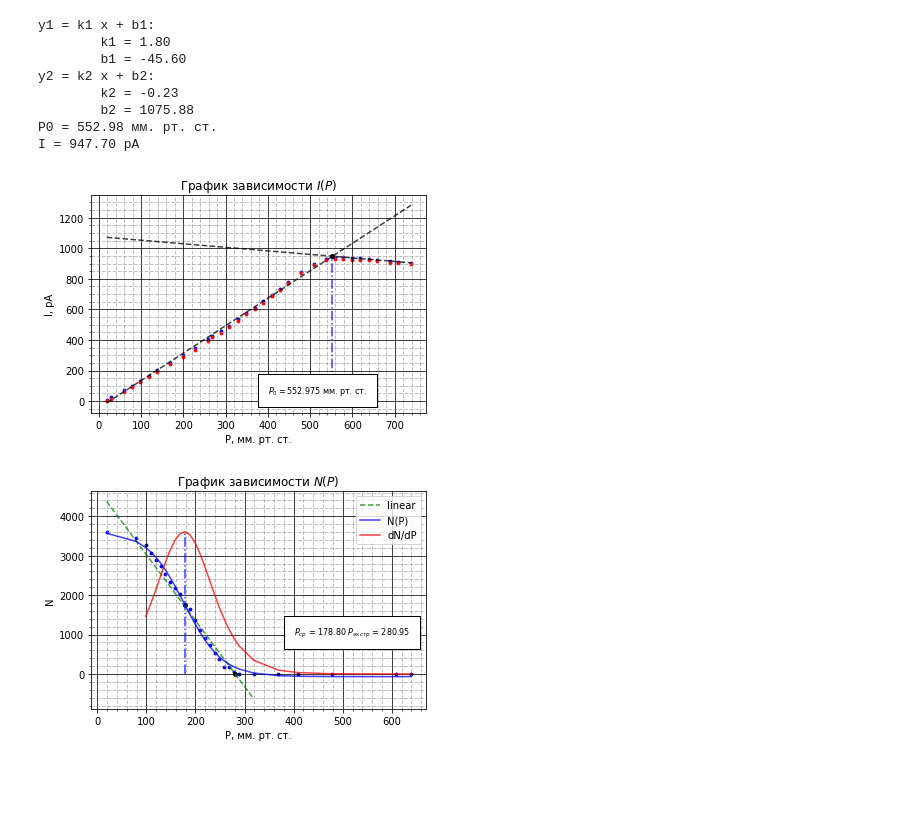
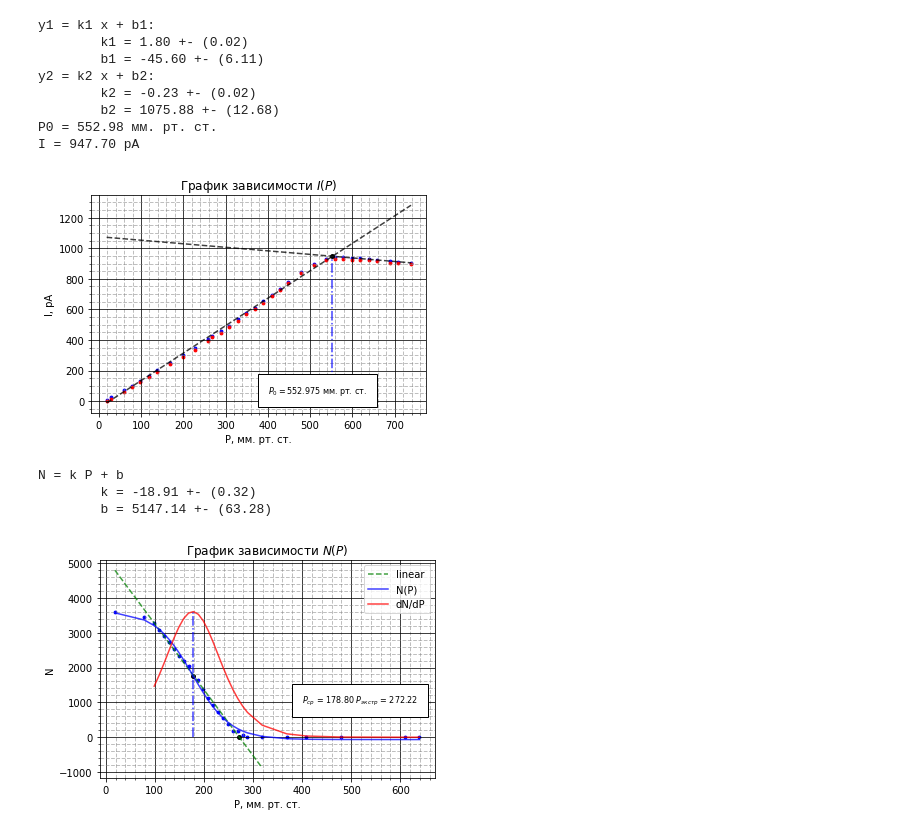
Before and after one commit to pavel-collab/MIPT_Labs, a Jupyter notebook: 5.4.1/python/graphics.ipynb, the cells around one changed output. Drawn from its saved outputs; the diff is of its cells as text; code cells hidden in the pictures; blank space fills up the shorter version.

Commit message:
add linear stderr

```diff
--- a/5.4.1/python/graphics.ipynb
+++ b/5.4.1/python/graphics.ipynb
@@ -29,8 +29,8 @@ lin2 = linregress(P[-8:-1], I[-8:-1])
 #---------------------------------------------------------------------------------
 # выводим информацию о коэффициентах линейных функций
 # ищем точку их пересечения
-print('y1 = k1 x + b1:\n\tk1 = %0.2f\n\tb1 = %0.2f' %(lin1.slope, lin1.intercept))
-print('y2 = k2 x + b2:\n\tk2 = %0.2f\n\tb2 = %0.2f' %(lin2.slope, lin2.intercept))
+print('y1 = k1 x + b1:\n\tk1 = %0.2f +- (%0.2f)\n\tb1 = %0.2f +- (%0.2f)' %(lin1.slope, lin1.stderr, lin1.intercept, lin1.intercept_stderr))
+print('y2 = k2 x + b2:\n\tk2 = %0.2f +- (%0.2f)\n\tb2 = %0.2f +- (%0.2f)' %(lin2.slope, lin2.stderr, lin2.intercept, lin2.intercept_stderr))
 
 P0 = (lin2.intercept - lin1.intercept) / (lin1.slope - lin2.slope) # Давление в точке перегиба
 I0 = lin1.slope * P0 + lin1.intercept
@@ -68,11 +68,11 @@ ax.text(400, 50, r'$P_0 = %0.3f$ мм. рт. ст.' %P0,
 fig.savefig("../images/PI.pdf")
 # %% [output]
 y1 = k1 x + b1:
-        k1 = 1.80
-        b1 = -45.60
+        k1 = 1.80 +- (0.02)
+        b1 = -45.60 +- (6.11)
 y2 = k2 x + b2:
-        k2 = -0.23
-        b2 = 1075.88
+        k2 = -0.23 +- (0.02)
+        b2 = 1075.88 +- (12.68)
 P0 = 552.98 мм. рт. ст.
 I = 947.70 pA
 [figure]
@@ -90,7 +90,11 @@ N = np.array(fd1['N'])
 fig1, ax1 = PythonGraphMod.CreateSimpleGraph()
 
 # создаем линейное приближение на наклонном участке
-lin = linregress(P[:21], N[:21])
+lin = linregress(P[2:21], N[2:21])
+
+#--------------------------------------------------------
+print('N = k P + b\n\tk = %0.2f +- (%0.2f)\n\tb = %0.2f +- (%0.2f)' %(lin.slope, lin.stderr, lin.intercept, lin.intercept_stderr))
+#--------------------------------------------------------
 
 # наносим на график эксперементальные точки
 ax1.scatter(P, N, color='blue', marker='o', s=8, alpha=1)
@@ -118,31 +122,34 @@ diff_func = sympy.lambdify(x, sympy.diff(func))
 diff_func_values = -150 * diff_func(P)
 
 max_value_idx = list(diff_func_values).index(max(diff_func_values))
 assert (diff_func_values[max_value_idx] == max(diff_func_values))
 
 # наносим на график вертикальную линию и точку среднего значения ...
 ax1.vlines(P[max_value_idx], N.min(), max(diff_func_values), ls='-.', color='blue', alpha=0.75)
 ax1.scatter(P[max_value_idx], N[max_value_idx], color='black', marker='o', s=15, alpha=1)
 
 # наносим на график функцию распределения пробегов и функцию ее производной
 ax1.plot(P, f(P, *popt), color='blue', alpha=0.75, lw=1.5, ls='-', label='N(P)')
 ax1.plot(P[2:], -150 * diff_func(P[2:]), color='red', alpha=0.75, lw=1.5, ls='-', label='dN/dP')
 #--------------------------------------------------------
 
 # сетка
 ax1.minorticks_on()
 ax1.grid(which = 'major', color = 'black', linewidth = 1, linestyle = '-', alpha = 0.75)
 ax1.grid(which = 'minor', color = 'grey', linewidth = 1, linestyle = '--', alpha = 0.5)
 
 # оформление
 plt.title(r'График зависимости $N(P)$')
 plt.ylabel('N')
 plt.xlabel('P, мм. рт. ст.')
 plt.legend()
 ax1.text(400, 1000, r'$P_{ср}$ = %0.2f $P_{экстр}$ = %0.2f' %(P[max_value_idx], P_extr),
     size = 8,
     bbox=dict(facecolor='white', edgecolor='black', pad=10.0))
 
 fig1.savefig("../images/PN.pdf")
 # %% [output]
+N = k P + b
+        k = -18.91 +- (0.32)
+        b = 5147.14 +- (63.28)
-[figure, old version]
+[figure, new version]
```
Also changed, not shown: 11 other files.
